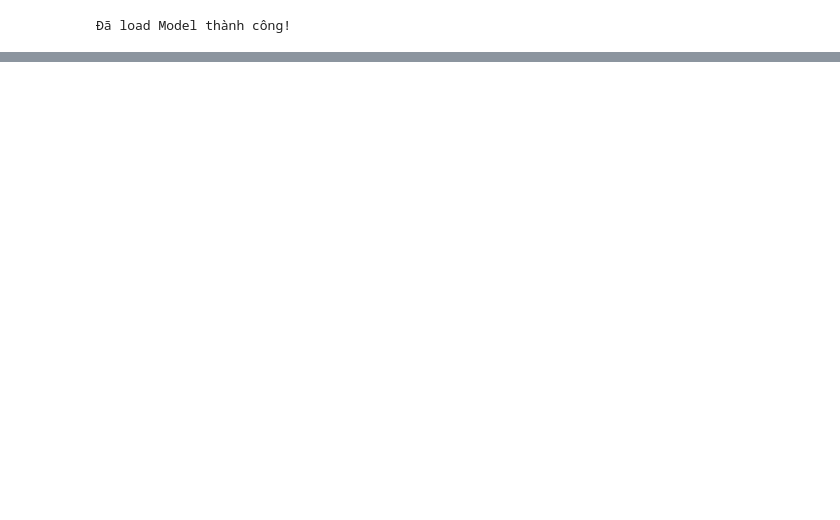
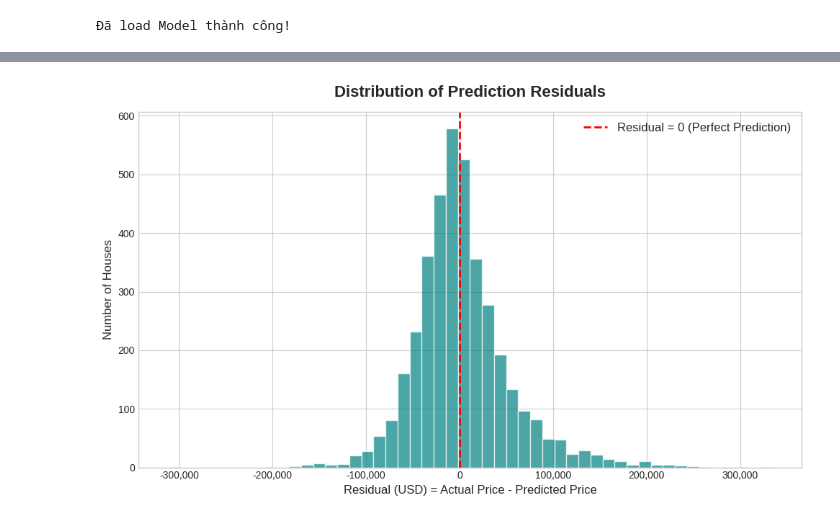
Before and after one commit to bush-le/mlp-california-housing-price-prediction, a Jupyter notebook: notebooks/04_model_evaluation.ipynb, the cells around one changed output, grey strips where cells are left out. Cells and saved outputs as stored; diff of their text form; code cells hidden in the pictures; blank space fills up the shorter version.

```diff
--- a/notebooks/04_model_evaluation.ipynb
+++ b/notebooks/04_model_evaluation.ipynb
@@ -540,0 +462,61 @@ print(f"  y_pred range (capped)  : ${y_pred_cap.min()/1e3:.1f}k -- ${y_pred_cap.
+# %%
+# Ensure that y_test_usd and y_pred_usd have been generated
+# Compute residuals
+# Formula: Residual = Actual Price - Predicted Price
+residuals = y_test_usd - y_pred_usd
+abs_residuals = np.abs(residuals)  # Absolute residuals (useful for error analysis)
+
+formatter = ticker.FuncFormatter(lambda x, p: format(int(x), ','))
+
+# =====================================================================
+# PLOT 3: RESIDUAL DISTRIBUTION
+# =====================================================================
+plt.figure(figsize=(10, 6))
+
+try:
+    plt.style.use('seaborn-v0_8-whitegrid')
+except:
+    plt.style.use('seaborn-whitegrid')
+
+# Plot histogram of residuals
+plt.hist(
+    residuals,
+    bins=50,
+    color='teal',
+    edgecolor='white',
+    alpha=0.7
+)
+
+# Reference line at zero residual (perfect prediction)
+plt.axvline(
+    x=0,
+    color='red',
+    linestyle='--',
+    linewidth=2,
+    label='Residual = 0 (Perfect Prediction)'
+)
+
+plt.title(
+    'Distribution of Prediction Residuals',
+    fontsize=16,
+    fontweight='bold',
+    pad=15
+)
+
+plt.xlabel(
+    'Residual (USD) = Actual Price - Predicted Price',
+    fontsize=12
+)
+
+plt.ylabel(
+    'Number of Houses',
+    fontsize=12
+)
+
+plt.gca().xaxis.set_major_formatter(formatter)
+
+plt.legend(fontsize=12)
+plt.tight_layout()
+plt.show()
+# %% [output]
+[figure, added]
```
Also changed, not shown: parts of 11 cells of this notebook, 10 other files.
